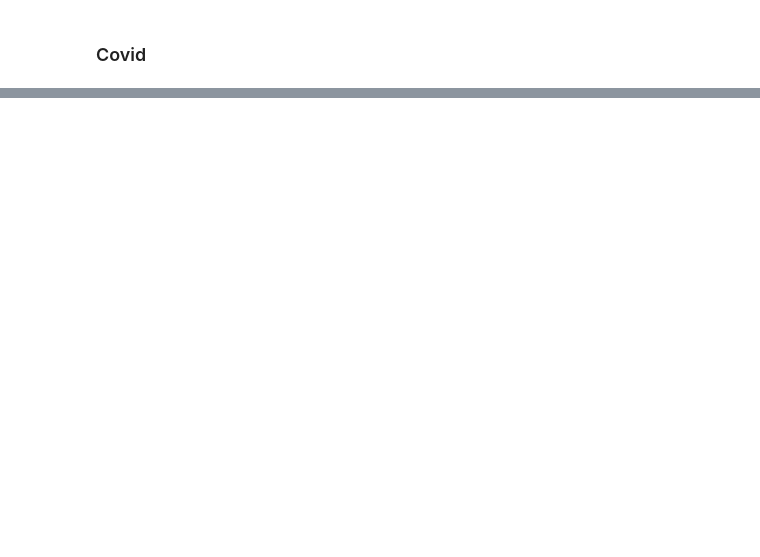
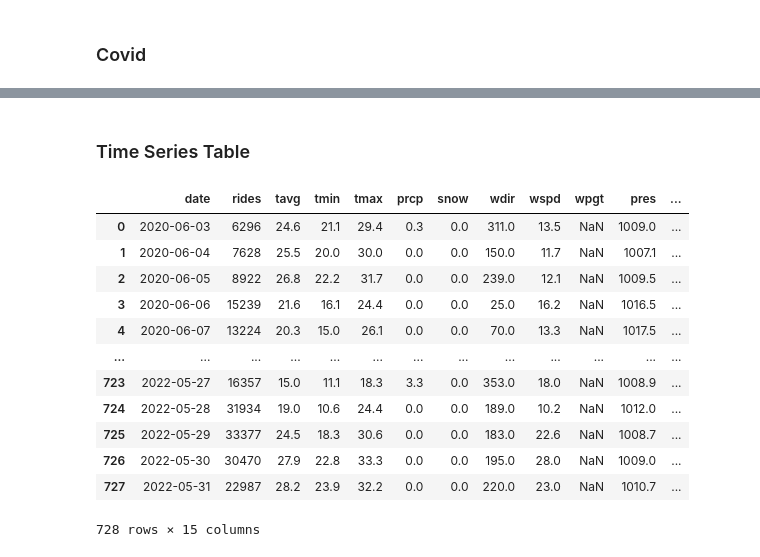
Before and after one commit to OwenBrush/data_analysis_divvy_bike_usage, a Jupyter notebook: data_exploration.ipynb, the cells around one changed output, grey strips where cells are left out. Drawn from its saved outputs; the diff is of its cells as text; code cells hidden in the pictures; blank space fills up the shorter version.

Commit message:
started building table for use in Tableau

```diff
--- a/data_exploration.ipynb
+++ b/data_exploration.ipynb
@@ -52,2 +77,6 @@ Name: rideable_type, dtype: float64
 # %% [markdown]
 ### Covid
+# %%
+covid = covid.rename(columns={'Date':'date'})
+covid['date'] = pd.to_datetime(covid['date'])
+covid.head(1)
@@ -53,0 +120,28 @@ Name: rideable_type, dtype: float64
+# %% [markdown]
+### Time Series Table
+# %%
+t_bikes = bikes[['started_at','rideable_type','start_station_name','end_station_name','member_casual']].copy()
+t_bikes.columns = ['date','ride_type','start_station','end_station','membership']
+t_bikes['date'] = pd.to_datetime(t_bikes['date']).dt.date
+# %%
+rides_per_day = t_bikes.groupby(['date']).size().reset_index()
+rides_per_day['date'] = pd.to_datetime(rides_per_day['date'])
+rides_per_day.rename(columns={0:'rides'}, inplace=True)
+# %%
+time_table = pd.DataFrame(pd.date_range(helpers.START_DATE,helpers.END_DATE, freq='D'),columns=['date'])
+# %%
+time_table.merge(rides_per_day,on='date').merge(weather,on='date').merge(covid[['date','Cases - Total', 'Deaths - Total', 'Hospitalizations - Total']],on='date')
+# %% [output]
+|  | date | rides | tavg | tmin | tmax | prcp | snow | wdir | wspd | wpgt | pres | ... |
+| 0 | 2020-06-03 | 6296 | 24.6 | 21.1 | 29.4 | 0.3 | 0.0 | 311.0 | 13.5 | NaN | 1009.0 | ... |
+| 1 | 2020-06-04 | 7628 | 25.5 | 20.0 | 30.0 | 0.0 | 0.0 | 150.0 | 11.7 | NaN | 1007.1 | ... |
+| 2 | 2020-06-05 | 8922 | 26.8 | 22.2 | 31.7 | 0.0 | 0.0 | 239.0 | 12.1 | NaN | 1009.5 | ... |
+| 3 | 2020-06-06 | 15239 | 21.6 | 16.1 | 24.4 | 0.0 | 0.0 | 25.0 | 16.2 | NaN | 1016.5 | ... |
+| 4 | 2020-06-07 | 13224 | 20.3 | 15.0 | 26.1 | 0.0 | 0.0 | 70.0 | 13.3 | NaN | 1017.5 | ... |
+| ... | ... | ... | ... | ... | ... | ... | ... | ... | ... | ... | ... | ... |
+| 723 | 2022-05-27 | 16357 | 15.0 | 11.1 | 18.3 | 3.3 | 0.0 | 353.0 | 18.0 | NaN | 1008.9 | ... |
+| 724 | 2022-05-28 | 31934 | 19.0 | 10.6 | 24.4 | 0.0 | 0.0 | 189.0 | 10.2 | NaN | 1012.0 | ... |
+| 725 | 2022-05-29 | 33377 | 24.5 | 18.3 | 30.6 | 0.0 | 0.0 | 183.0 | 22.6 | NaN | 1008.7 | ... |
+| 726 | 2022-05-30 | 30470 | 27.9 | 22.8 | 33.3 | 0.0 | 0.0 | 195.0 | 28.0 | NaN | 1009.0 | ... |
+| 727 | 2022-05-31 | 22987 | 28.2 | 23.9 | 32.2 | 0.0 | 0.0 | 220.0 | 23.0 | NaN | 1010.7 | ... |
+728 rows × 15 columns
```
Also changed, not shown: parts of 7 cells of this notebook.
